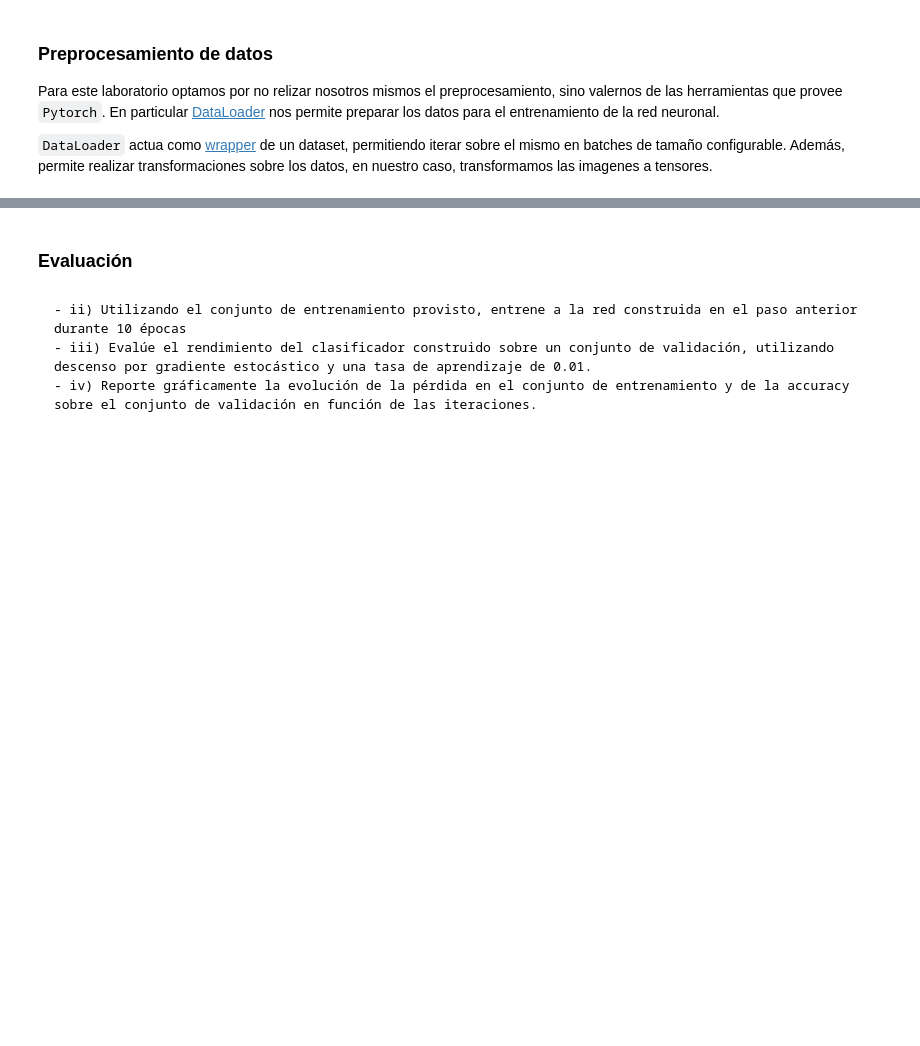
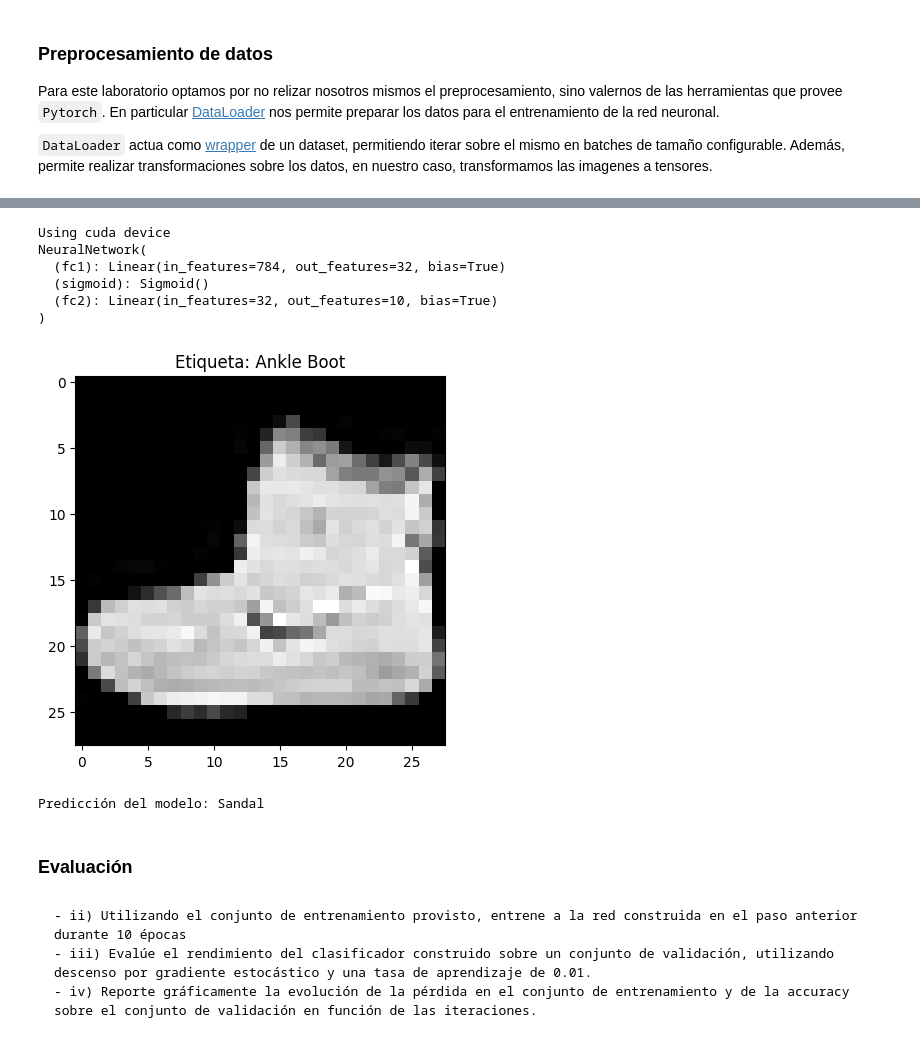
Before and after one commit to santiagoalaniz/fing_aprendaut, a Jupyter notebook: lab4/informe_tarea04.ipynb, the cells around one changed output, grey strips where cells are left out. Drawn from its saved outputs; the diff is of its cells as text; code cells hidden in the pictures; blank space fills up the shorter version.

```diff
--- a/lab4/informe_tarea04.ipynb
+++ b/lab4/informe_tarea04.ipynb
@@ -122,38 +135,49 @@ En `PyTorch`, el concepto de `device` nos permite definir fácilmente si queremo
 # %%
 from src.neural_network import *
 
-device = (
+# Get cpu, gpu or mps device for training.
+DEVISE = (
     "cuda"
     if torch.cuda.is_available()
     else "mps"
     if torch.backends.mps.is_available()
     else "cpu"
 )
-print(f"Using {device} device")
+print(f"Using {DEVISE} device")
 
-model = NeuralNetwork().to(device)
+model = NeuralNetwork().to(DEVISE)
 print (model)
+# %% [output]
+Using cuda device
+NeuralNetwork(
+  (fc1): Linear(in_features=784, out_features=32, bias=True)
+  (sigmoid): Sigmoid()
+  (fc2): Linear(in_features=32, out_features=10, bias=True)
+)
 # %%
 import matplotlib.pyplot as plt
 
 # Obtener el primer lote del DataLoader
 images, labels = next(iter(train_dataloader))
 
 # Tomar la primera imagen y etiqueta del lote
 single_image = images[0]
 single_label = labels[0]
 
 # Visualizar la imagen
 plt.imshow(single_image[0].numpy(), cmap="gray")
-plt.title(f"Etiqueta: {single_label.item()}")
+plt.title(f"Etiqueta: {LABELS[single_label.item()]}")
 plt.show()
 
-single_image = single_image.unsqueeze(0)
+single_image = single_image.to(DEVISE)
 # Pasar la imagen a través del modelo
 output = model(single_image)
 prediction = torch.argmax(output, dim=1)
 
-print(f"Predicción del modelo: {prediction.item()}")
+print(f"Predicción del modelo: {LABELS[prediction.item()]}")
+# %% [output]
+[figure, added]
+Predicción del modelo: Sandal
 # %% [markdown]
 ### Evaluación
 # %% [markdown]
```
Also changed, not shown: parts of 5 cells of this notebook.
